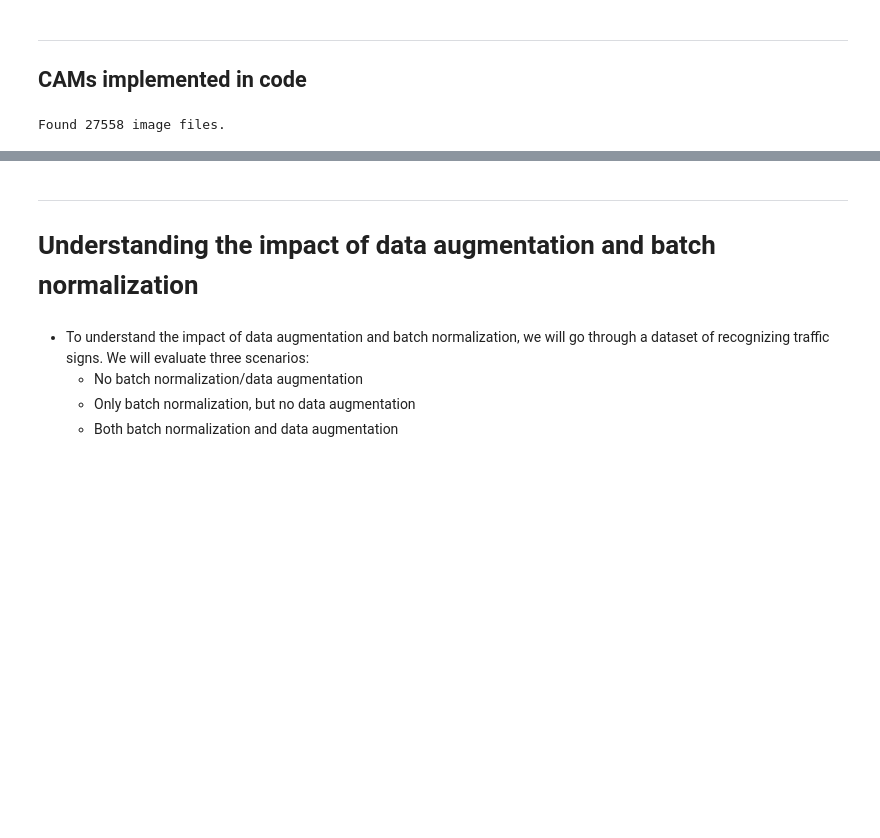
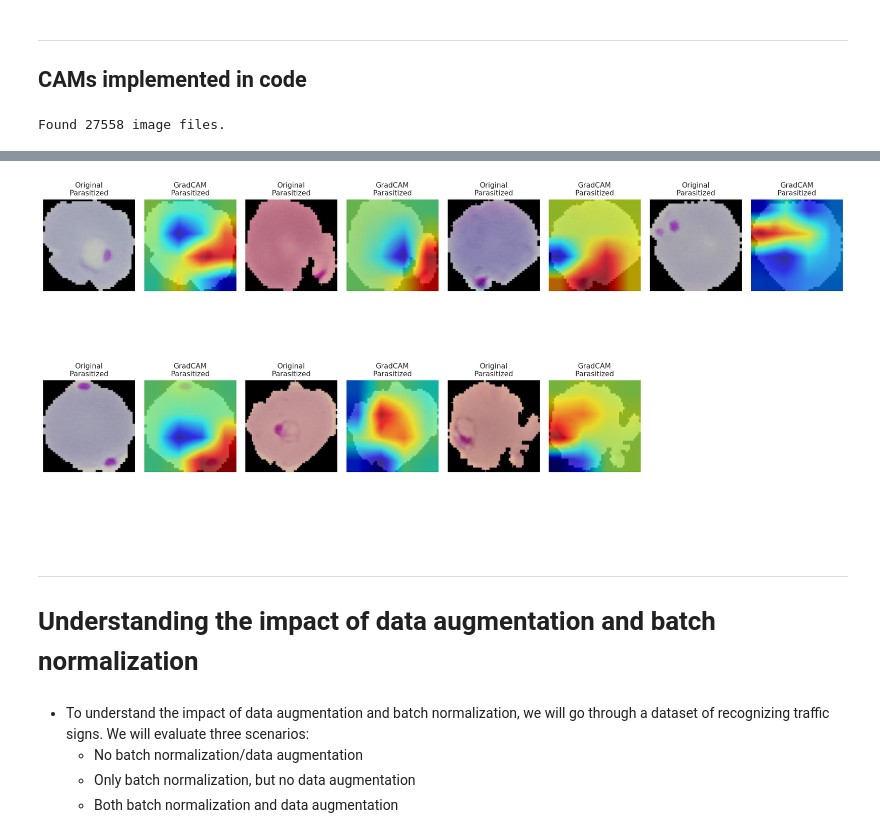
Before and after one commit to Elbhnasy/Modern-Computer-Vision-with-PyTorch-Summary, a Jupyter notebook: Chapter06/ch6.ipynb, the cells around one changed output, grey strips where cells are left out. Cells and saved outputs as stored; diff of their text form; code cells hidden in the pictures; blank space fills up the shorter version.

```diff
--- a/Chapter06/ch6.ipynb
+++ b/Chapter06/ch6.ipynb
@@ -250,7 +255,7 @@ def train_model_batch(model, batch_data, optimizer, criterion):
     Returns:
     The loss and accuracy for the batch as a tuple.
     """
-    images, labels = batch_data
+    images, labels, _ = batch_data
     predictions = model(images)
     optimizer.zero_grad()
     loss, accuracy = criterion(predictions, labels)
@@ -259,7 +264,6 @@ def train_model_batch(model, batch_data, optimizer, criterion):
     return loss.item() , accuracy.item()
 
 @torch.no_grad()
-
 def validate_model_batch(model, batch_data, criterion):
     """
     Validates the model for one batch of data.
@@ -272,7 +276,7 @@ def validate_model_batch(model, batch_data, criterion):
     Returns:
     The loss and accuracy for the batch as a tuple.
     """
-    images, labels = batch_data
+    images, labels, _ = batch_data
     predictions = model(images)
     loss, accuracy = criterion(predictions, labels)
     return loss.item(), accuracy.item()
@@ -449,3 +462,28 @@ for i in range(N):
+# %%
+N = 20
+_val_dl = DataLoader(val_ds, batch_size=N, shuffle=True, collate_fn=val_ds.collate_fn)
+x, y, z = next(iter(_val_dl))
+
+orig_images = []
+heatmaps = []
+predictions = []
+
+for i in range(N):
+    image = z[i]
+    img_resized = cv2.resize(image, (SZ, SZ))
+    heatmap, pred = im2gradCAM(x[i:i+1])
+
+    if pred == 'Uninfected':
+        continue
+
+    heatmap_colored = upsampleHeatmap(heatmap, img_resized)
+
+    orig_images.append(img_resized)
+    heatmaps.append(heatmap_colored)
+    predictions.append(pred)
+plot_images_with_heatmaps(orig_images, heatmaps, predictions, ncols=4, img_size=SZ)
+# %% [output]
+[figure, added]
 # %% [markdown]
 ---
 # Understanding the impact of data augmentation and batch normalization
```
Also changed, not shown: parts of 6 cells of this notebook.
